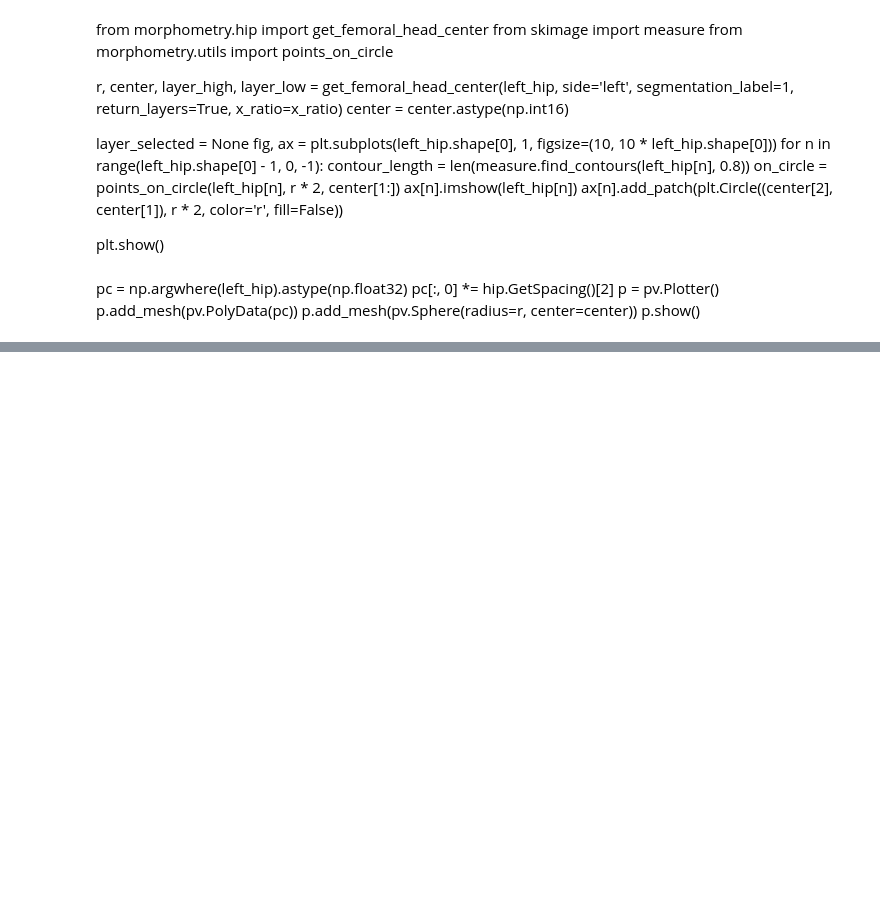
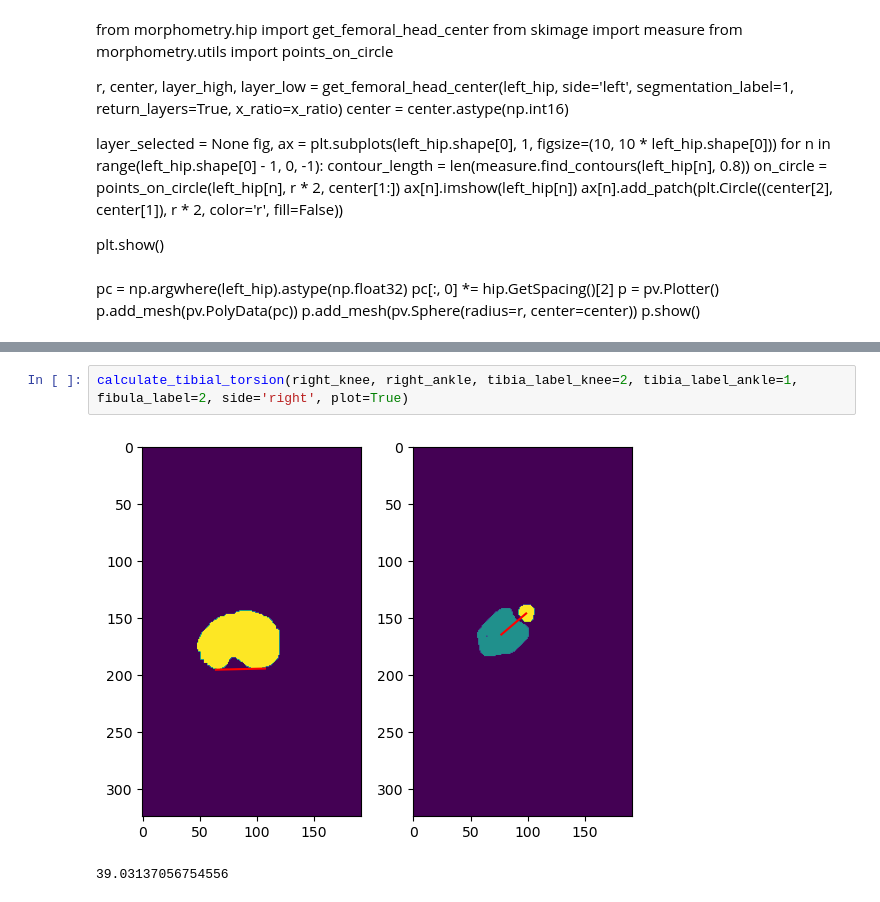
Before and after one commit to swestfechtel/morphometry, a Jupyter notebook: test.ipynb, the cells around one changed output, grey strips where cells are left out. Drawn from its saved outputs; the diff is of its cells as text; blank space fills up the shorter version.

```diff
--- a/test.ipynb
+++ b/test.ipynb
@@ -97,0 +90,5 @@ Layer selected: 7
+# %%
+calculate_tibial_torsion(right_knee, right_ankle, tibia_label_knee=2, tibia_label_ankle=1, fibula_label=2, side='right', plot=True)
+# %% [output]
+[figure, added]
+39.03137056754556
```
Also changed, not shown: parts of 9 cells of this notebook, 3 other files.
